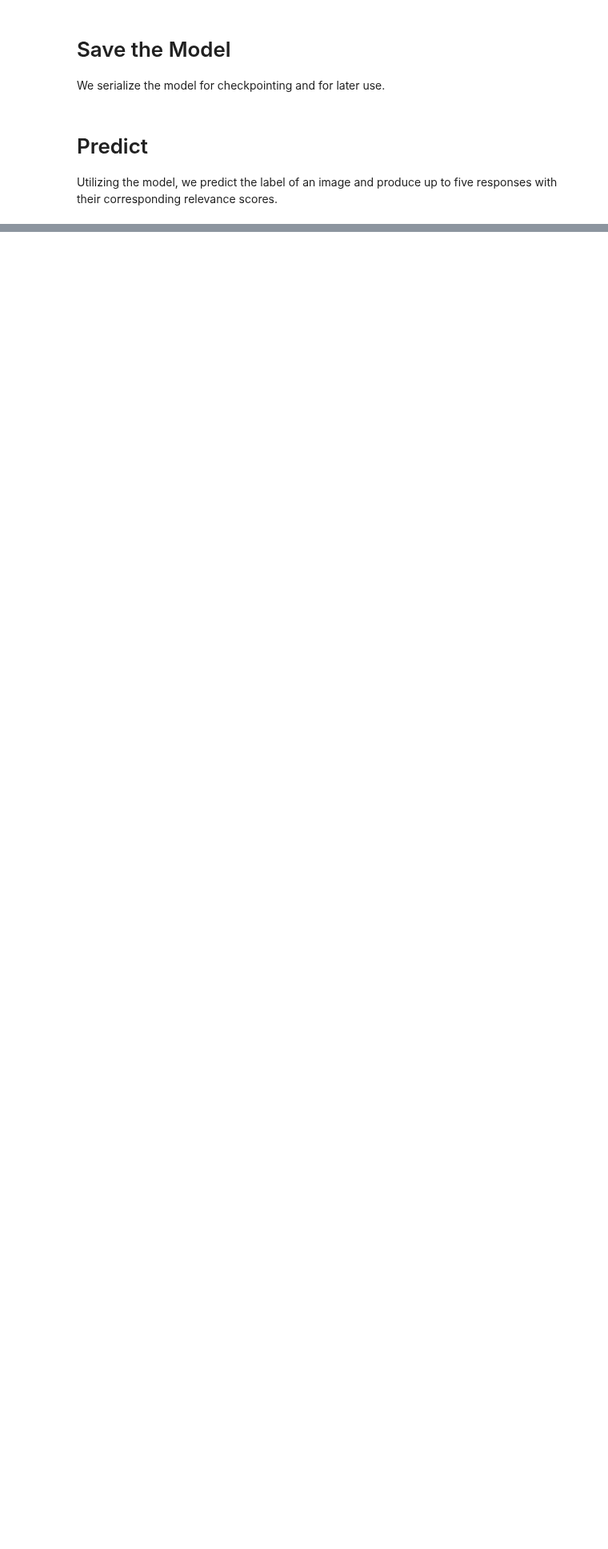
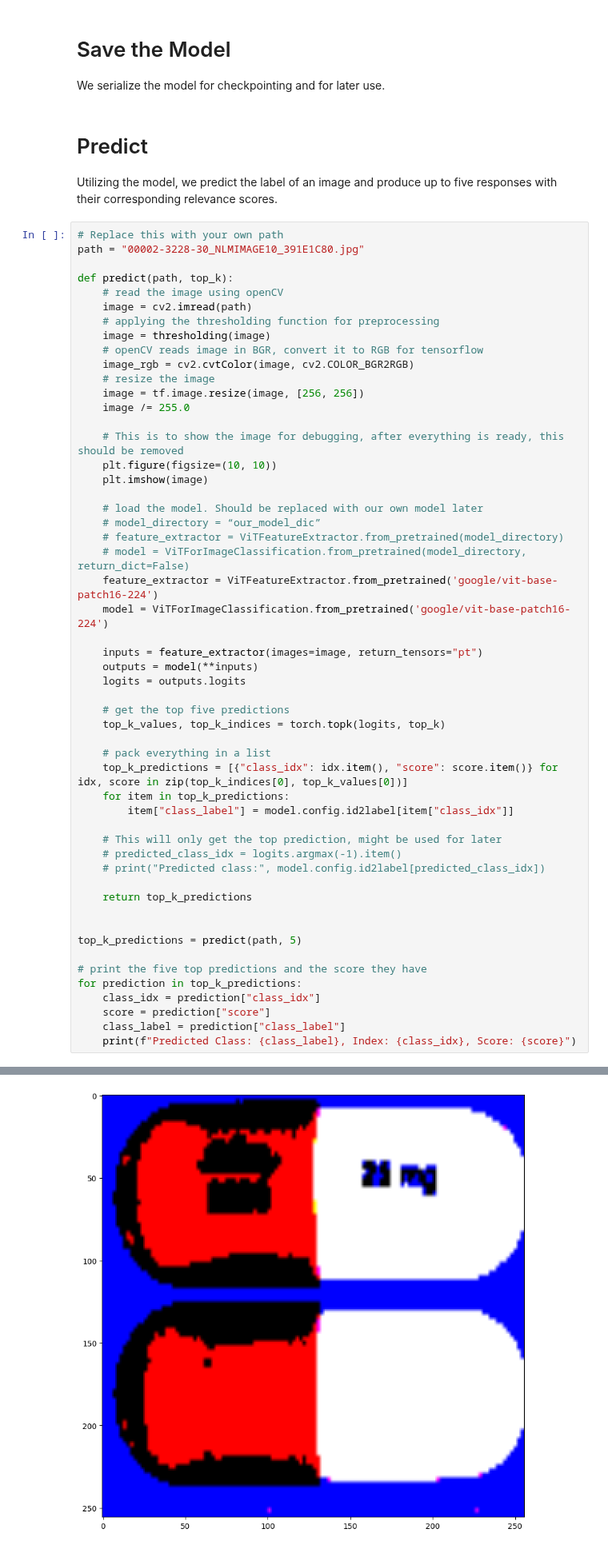
Before and after one commit to Chr728/Compass, a Jupyter notebook: pillIdentifierAI/Pill_Identifier.ipynb, the cells around one changed output, grey strips where cells are left out. Shown at 80% size. Drawn from its saved outputs; the diff is of its cells as text; blank space fills up the shorter version.

Commit message:
Added code to predict the top five classes using an existed model #288
The predict function returns a list containing the top five possibilities

```diff
--- a/pillIdentifierAI/Pill_Identifier.ipynb
+++ b/pillIdentifierAI/Pill_Identifier.ipynb
@@ -233,3 +232,57 @@ We serialize the model for checkpointing and for later use.
 # %% [markdown]
 # Predict
 Utilizing the model, we predict the label of an image and produce up to five responses with their corresponding relevance scores.
+# %%
+# Replace this with your own path
+path = "00002-3228-30_NLMIMAGE10_391E1C80.jpg"
+
+def predict(path, top_k):
+    # read the image using openCV
+    image = cv2.imread(path)
+    # applying the thresholding function for preprocessing
+    image = thresholding(image)
+    # openCV reads image in BGR, convert it to RGB for tensorflow
+    image_rgb = cv2.cvtColor(image, cv2.COLOR_BGR2RGB)
+    # resize the image
+    image = tf.image.resize(image, [256, 256])
+    image /= 255.0
+
+    # This is to show the image for debugging, after everything is ready, this should be removed
+    plt.figure(figsize=(10, 10))
+    plt.imshow(image)
+
+    # load the model. Should be replaced with our own model later
+    # model_directory = “our_model_dic”
+    # feature_extractor = ViTFeatureExtractor.from_pretrained(model_directory)
+    # model = ViTForImageClassification.from_pretrained(model_directory, return_dict=False)
+    feature_extractor = ViTFeatureExtractor.from_pretrained('google/vit-base-patch16-224')
+    model = ViTForImageClassification.from_pretrained('google/vit-base-patch16-224')
+
+    inputs = feature_extractor(images=image, return_tensors="pt")
+    outputs = model(**inputs)
+    logits = outputs.logits
+
+    # get the top five predictions
+    top_k_values, top_k_indices = torch.topk(logits, top_k)
+
+    # pack everything in a list
+    top_k_predictions = [{"class_idx": idx.item(), "score": score.item()} for idx, score in zip(top_k_indices[0], top_k_values[0])]
+    for item in top_k_predictions:
+        item["class_label"] = model.config.id2label[item["class_idx"]]
+
+    # This will only get the top prediction, might be used for later
+    # predicted_class_idx = logits.argmax(-1).item()
+    # print("Predicted class:", model.config.id2label[predicted_class_idx])
+
+    return top_k_predictions
+
+
+top_k_predictions = predict(path, 5)
+
+# print the five top predictions and the score they have
+for prediction in top_k_predictions:
+    class_idx = prediction["class_idx"]
+    score = prediction["score"]
+    class_label = prediction["class_label"]
+    print(f"Predicted Class: {class_label}, Index: {class_idx}, Score: {score}")
+# %% [output]
@@ -235,0 +294 @@ Utilizing the model, we predict the label of an image and produce up to five res
+[figure, added]
```
Also changed, not shown: parts of 2 cells of this notebook.
